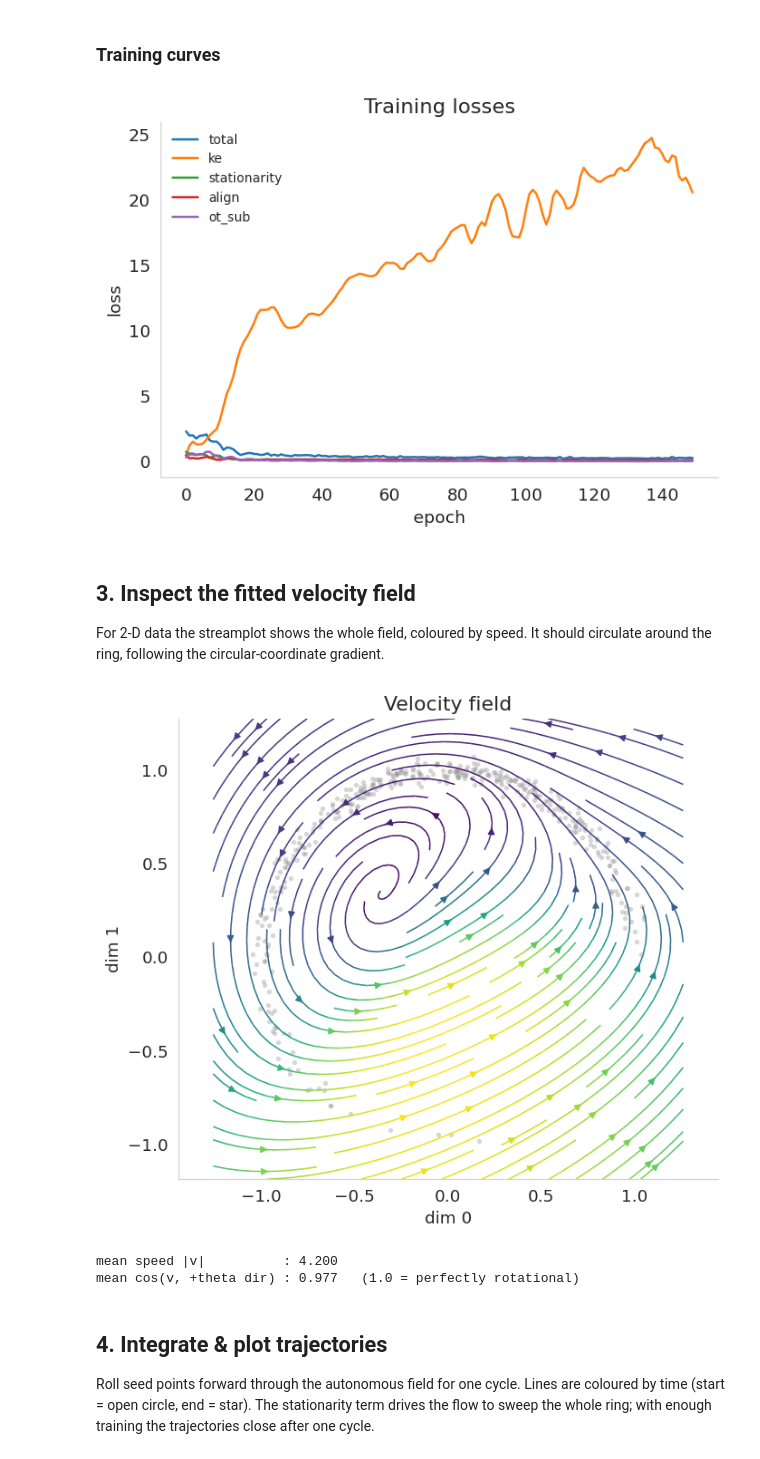
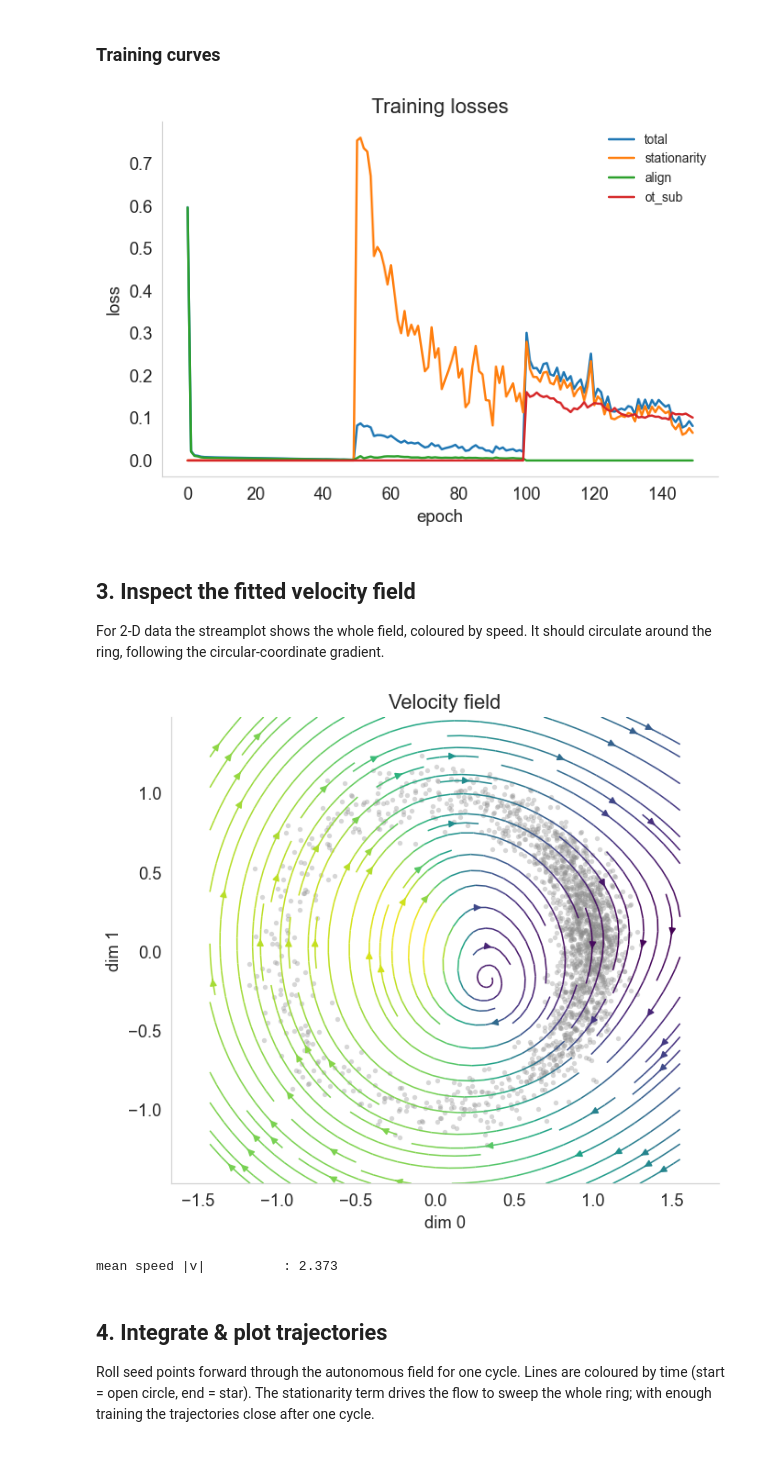
Before and after one commit to isaac-wachsman-ncsu/cell-donut, a Jupyter notebook: velocity_ot_demo.ipynb, the cells around one changed output. Saved outputs shown, nothing was run; the diff lists cells and outputs as text; code cells hidden in the pictures.

Commit message:
Changes: Added subot curriculum. Limit cycle loss. Stationarity has noise added before comparison. Seed added so repreoducible.

```diff
--- a/velocity_ot_demo.ipynb
+++ b/velocity_ot_demo.ipynb
@@ -57,11 +57,11 @@ Set `USE_YOUR_OWN_DATA = True` and fill in the block below. Otherwise a
 synthetic rotating ring is used so the notebook runs out of the box.
 # %%
 # ======================= PLUG IN YOUR DATA HERE =======================
-USE_YOUR_OWN_DATA = False
+USE_YOUR_OWN_DATA = True
 
 if USE_YOUR_OWN_DATA:
     # --- Option A: from an .h5ad (spatial in .X, circular coord in obs) ---
-    # adata = ad.read_h5ad("path/to/your.h5ad")
+    adata = ad.read_h5ad("adata_lcycle_wangle.h5ad")
     # assert "circular_coords" in adata.obs
 
     # --- Option B: from numpy arrays you have in memory ---
@@ -69,7 +69,7 @@ if USE_YOUR_OWN_DATA:
     # theta  = ...                      # [N] radians in [0, 2*pi)
     # adata = ad.AnnData(X=coords.astype("float32"))
     # adata.obs["circular_coords"] = np.asarray(theta, dtype="float32")
-    raise NotImplementedError("Fill in your data, then set USE_YOUR_OWN_DATA = True.")
+    #raise NotImplementedError("Fill in your data, then set USE_YOUR_OWN_DATA = True.")
 else:
     # --- Synthetic fallback: a rotating ring with non-uniform angular density ---
     rng = np.random.default_rng(0)
@@ -115,24 +118,21 @@ the four loss terms per logged epoch.
 est = vo.VelocityFieldEstimator(
     hidden_dims=(64, 64),
     activation="silu",
-    n_steps=12,               # ODE steps per cycle during training
+    n_steps=10,               # ODE steps per cycle during training
     method="rk4",
-    T=1.0,                    # one normalised cycle
-    lambda_ke=1e-4,           # gentle kinetic-energy regularisation
-    lambda_stationarity=2.0,  # time-marginal of localized arc == data
-    lambda_align=1.0,         # follow +grad(theta)
-    lambda_ot_sub=1.0,        # subset returns to itself after one cycle
-    sinkhorn_reg=0.05,
-    sinkhorn_iter=100,
-    stationarity_n_points=200,
-    stationarity_seed_frac=0.1,
-    intrinsic_dim=1,          # ring => 1-D manifold
-    knn=12,
-    lr=5e-3,
-    device=None,              # None -> CUDA if available, else CPU
-    seed=0,
-    verbose=True,
+    T=1.0,
+    lambda_align=0.0,
+    lambda_ke=0.0,
+    lambda_ot_sub=0.0,
+    lambda_stationarity=0.0,
+    init=False,
+    lambda_init=0.0,
+    init_epochs= 50
 )
 
-est.fit(adata, n_epochs=150)   # reads adata.X and adata.obs['circular_coords']
+est.fit(adata, stages=[
+    dict(name="Initialization",    epochs=50, lr=1e-2, lambda_ke = 1e-4, lambda_align=1.0),
+    dict(name="Align", epochs=50, lr=1e-3, lambda_ke=1e-5, lambda_stationarity=0.05, lambda_align=1.0),
+    dict(name="Stationarity", epochs = 50,lr=1e-4, lambda_ke=1e-3,lambda_stationarity=1.0, lambda_ot_sub=0.1)
+    ])  # reads adata.X and adata.obs['circular_coords']
 # %% [output]
@@ -154,27 +146,26 @@ est.fit(adata, n_epochs=150)   # reads adata.X and adata.obs['circular_coords']
 ax = vo.plot_loss_history(est)
 plt.show()
 # %% [output]
-[figure, old version]
+[figure, new version]
 # %% [markdown]
 ## 3. Inspect the fitted velocity field
 
 For 2-D data the streamplot shows the whole field, coloured by speed. It should
 circulate around the ring, following the circular-coordinate gradient.
 # %%
-ax = vo.plot_velocity_field(est, adata.X, streamplot=True, quiver=False)
+ax = vo.plot_velocity_field(est, adata.X, dims=(0, 1), streamplot=True, quiver=False)
 plt.show()
 
 # how rotational is it? (cosine with the analytic +theta tangent, for the ring)
 v = adata.obsm["velocity_field"]
 th = np.asarray(adata.obs["circular_coords"])
 tangent = np.stack([-np.sin(th), np.cos(th)], axis=1)
-cos = (v * tangent).sum(1) / (np.linalg.norm(v, axis=1) * np.linalg.norm(tangent, axis=1) + 1e-9)
+#cos = (v * tangent).sum(1) / (np.linalg.norm(v, axis=1) * np.linalg.norm(tangent, axis=1) + 1e-9)
 print(f"mean speed |v|          : {np.linalg.norm(v, axis=1).mean():.3f}")
-print(f"mean cos(v, +theta dir) : {cos.mean():.3f}   (1.0 = perfectly rotational)")
+#print(f"mean cos(v, +theta dir) : {cos.mean():.3f}   (1.0 = perfectly rotational)")
 # %% [output]
-[figure, old version]
+[figure, new version]
-mean speed |v|          : 4.200
-mean cos(v, +theta dir) : 0.977   (1.0 = perfectly rotational)
+mean speed |v|          : 2.373
 # %% [markdown]
 ## 4. Integrate & plot trajectories
 
```
Also changed, not shown: parts of 12 cells of this notebook, 5 other files.
